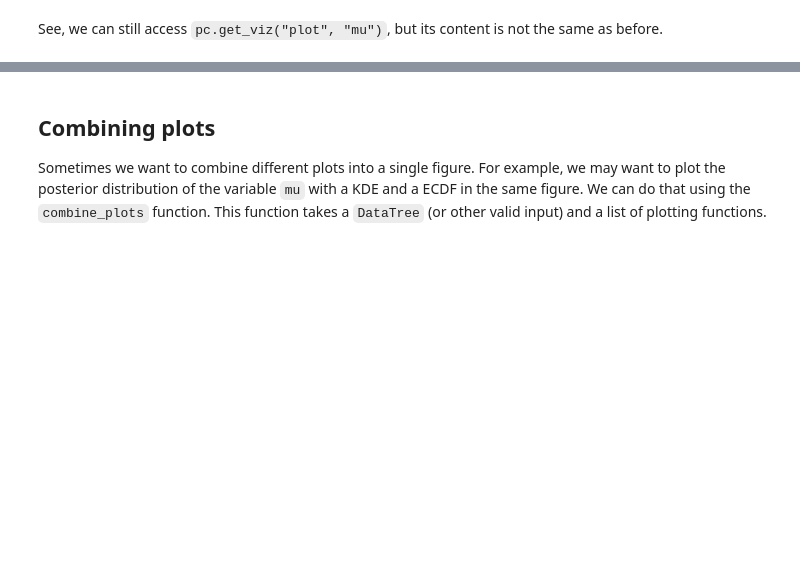
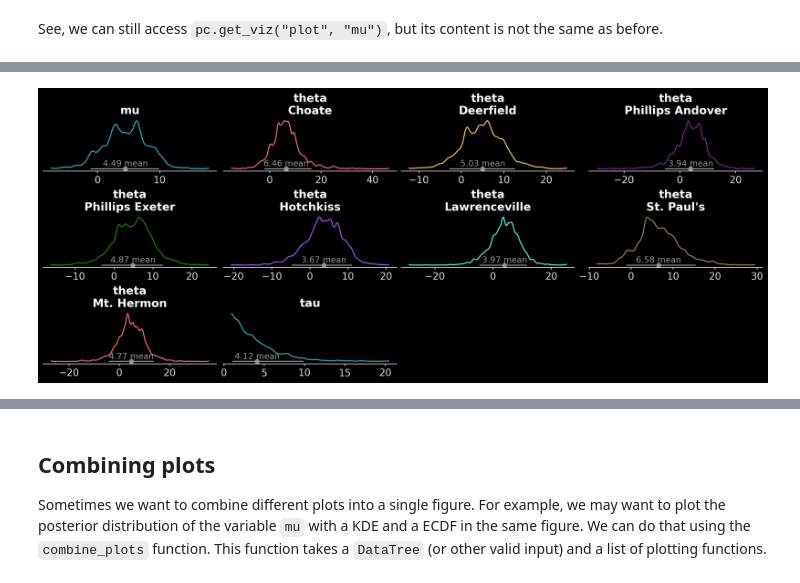
Before and after one commit to arviz-devs/arviz-plots, a Jupyter notebook: docs/source/tutorials/overview.ipynb, the cells around one changed output, grey strips where cells are left out. Cells and saved outputs as stored; diff of their text form; code cells hidden in the pictures; blank space fills up the shorter version.

Commit message:
double check color contrast and add aliases to overview

```diff
--- a/docs/source/tutorials/overview.ipynb
+++ b/docs/source/tutorials/overview.ipynb
@@ -401,0 +409,4 @@ See, we can still access `pc.get_viz("plot", "mu")`, but its content is not the
+# %%
+azp.plot_dist(data, aes={"color": ["school"]});
+# %% [output]
+[figure, added]
```
Also changed, not shown: parts of 23 cells of this notebook, 1 other file.
